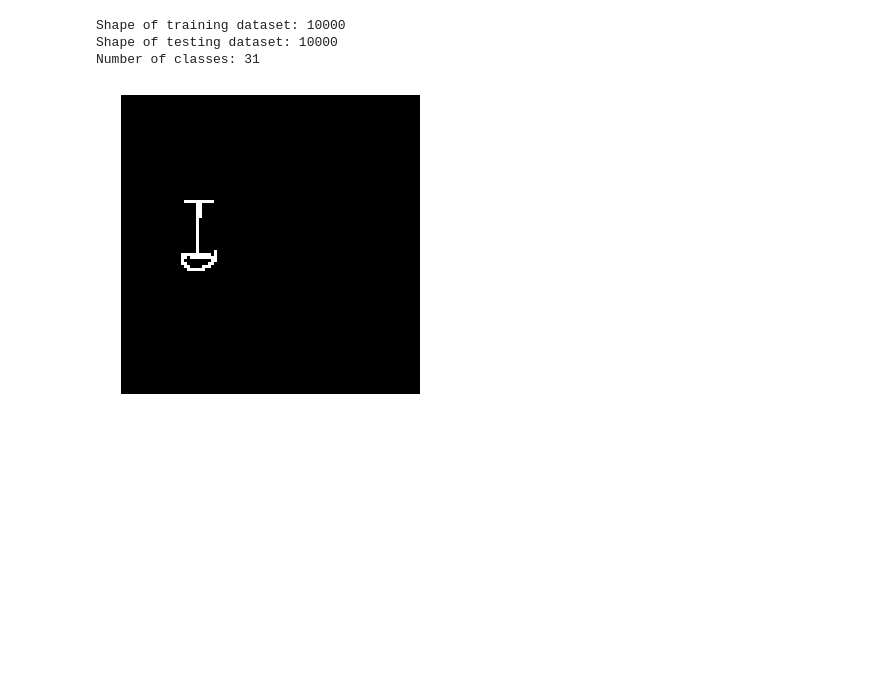
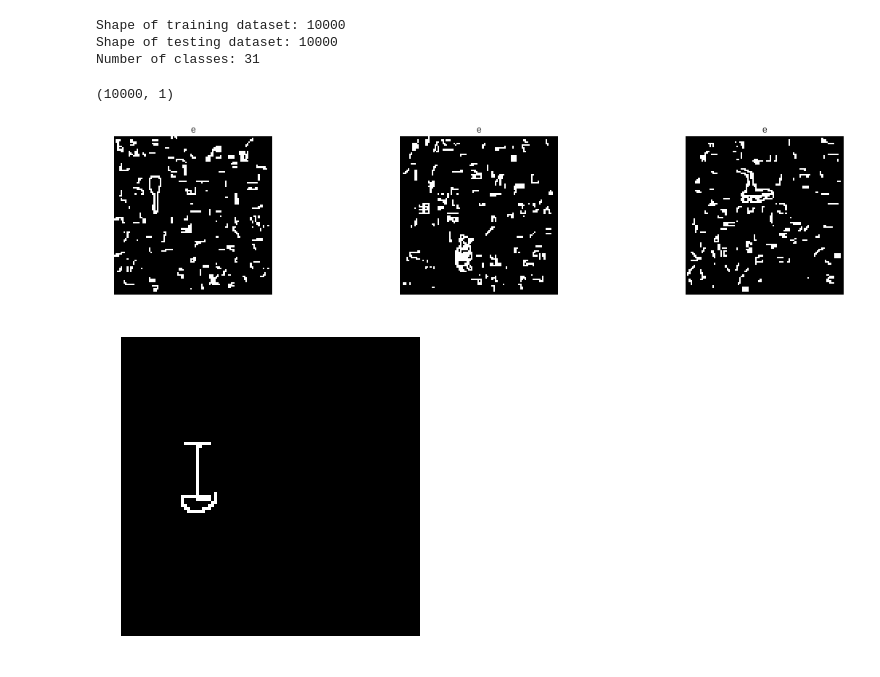
Before and after one commit to tristantoupin/COMP551-KaggleCompetition, a Jupyter notebook: notebooks/CNN.ipynb, the cells around one changed output. Saved outputs shown, nothing was run; the diff lists cells and outputs as text; code cells hidden in the pictures; blank space fills up the shorter version.

```diff
--- a/notebooks/CNN.ipynb
+++ b/notebooks/CNN.ipynb
@@ -24,12 +28,12 @@ Drive already mounted at /content/gdrive; to attempt to forcibly remount, call d
 # %%
-path_to_data = "gdrive/My Drive/data/train_images.npy"
-path_to_labels = "gdrive/My Drive/data/train_labels.csv"
-path_to_test = "gdrive/My Drive/data/test_images.npy"
+# path_to_data = "gdrive/My Drive/data/train_images.npy"
+# path_to_labels = "gdrive/My Drive/data/train_labels.csv"
+# path_to_test = "gdrive/My Drive/data/test_images.npy"
 
-# path_broad = "gdrive/My Drive/Mcgill/U4/Fall 2018/COMP 551/kaggle/data/"
-# path_to_data = path_broad + "train_images.npy"
-# path_to_labels = path_broad + "train_labels.csv"
-# path_to_test = path_broad + "test_images.npy"
+path_broad = "gdrive/My Drive/Mcgill/U4/Fall 2018/COMP 551/kaggle/data/"
+path_to_data = path_broad + "train_images.npy"
+path_to_labels = path_broad + "train_labels.csv"
+path_to_test = path_broad + "test_images.npy"
 # %%
 def plot_images(list_of_images, max_col = 4):
     n = len(list_of_images)
@@ -57,7 +61,7 @@ def get_data(path_x, path_y):
     X = np.array(data[:, 1])
     X_actual = np.array(data[:, 1])
     for c, i in enumerate(X):
-        ret,thresh_img = cv2.threshold(i,127,255,cv2.THRESH_BINARY)
+        ret,thresh_img = cv2.threshold(i,157,255,cv2.THRESH_BINARY)
         X[c] = thresh_img
     return X, y, X_actual
 # %%
@@ -71,5 +75,12 @@ print("Number of classes:", len(unique_classes))
 Shape of training dataset: 10000
 Shape of testing dataset: 10000
 Number of classes: 31
+# %%
+print(X_noisy[4].shape)
+nn = [(X_noisy[4].reshape(100,100),"e") , (np.array(X_noisy[432]).reshape(100,100),"e") , (np.array(X_noisy[433]).reshape(100,100),"e")]
+plot_images(nn)
+# %% [output]
+(10000, 1)
+[figure, added]
 # %%
 from scipy import ndimage
@@ -96,7 +108,7 @@ test= X[0]
 test.resize(100,100)
 plot_images(np.array([test]))
 # %% [output]
-[figure, old version]
+[figure, new version]
 # %%
 for c, img in enumerate(X):
     X[c] = np.array(img)
```
Also changed, not shown: parts of 24 cells of this notebook.
